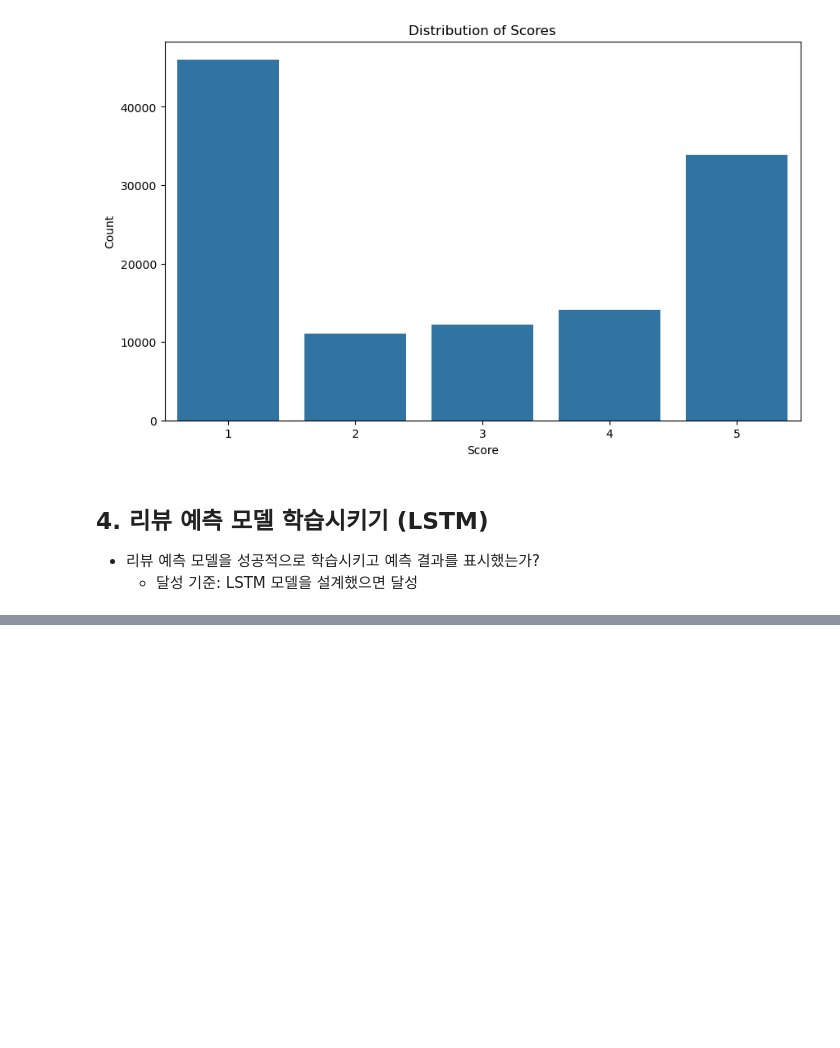
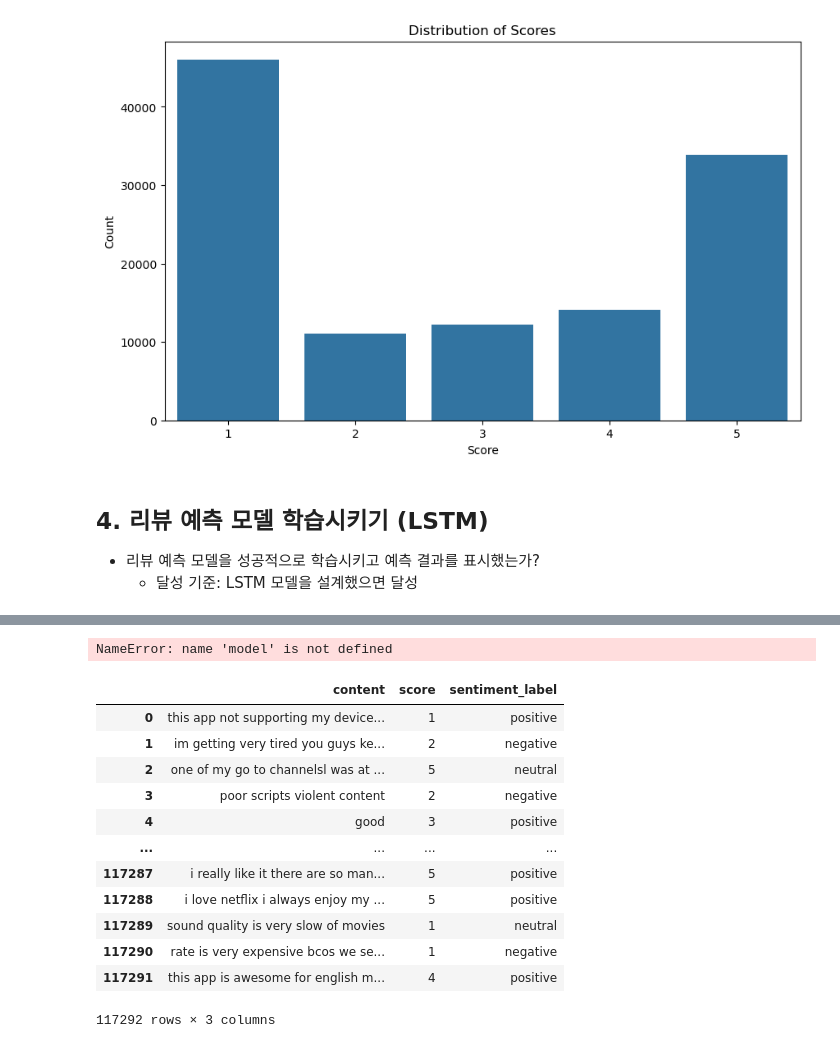
Before and after one commit to nyum76/TIL, a Jupyter notebook: assignment/movie.ipynb, the cells around one changed output, grey strips where cells are left out. Cells and saved outputs as stored; diff of their text form; code cells hidden in the pictures; blank space fills up the shorter version.

```diff
--- a/assignment/movie.ipynb
+++ b/assignment/movie.ipynb
@@ -235,0 +445,34 @@ OSError: dlopen(/opt/anaconda3/envs/welcometodl/lib/python3.10/site-packages/tor
+# %%
+# 모델 평가 함수
+def evaluate_model(model, test_dataloader):
+    model.eval()
+    correct=0
+    total=0
+
+    with torch.no_grad():
+        for reviews, ratings in test_dataloader:
+            output=model(reviews)
+            predicted=output.argmax(1)
+            total+=ratings.size(0)
+            correct+=(predicted==ratings).sum().item()
+
+    accuracy=correct/total
+    print(f'Test Accuracy: {accuracy:.4f}')
+
+# 모델 평가
+evaluate_model(model, test_dataloader)
+
+# 새로운 리뷰에 대한 예측
+def predict_review(model, review):
+    model.eval()
+    with torch.no_grad():
+        tensor_review = torch.tensor(text_pipeline(review)).unsqueeze(0)  # 배치 차원 추가
+        output = model(tensor_review)
+        prediction = output.argmax(1).item()
+        return label_encoder.inverse_transform([prediction])[0]
+
+new_review = "The features are fantastic, and the interface is very user-friendly."
+predicted_score = predict_review(model, new_review)
+print(f'Predicted Score: {predicted_score}')
+# %% [output]
+NameError: name 'model' is not defined
@@ -235,0 +491,27 @@ OSError: dlopen(/opt/anaconda3/envs/welcometodl/lib/python3.10/site-packages/tor
+# %%
+# 감성 분석을 df['content']에 적용하여 sentiment 열 생성
+df['sentiment'] = df['content'].apply(get_sentiment)
+
+# sentiment 열의 데이터 타입 확인 및 문자열 처리
+df['sentiment'] = pd.to_numeric(df['sentiment'], errors='coerce')
+
+# sentiment 값을 바탕으로 긍정, 부정, 중립 분류
+df['sentiment_label'] = df['sentiment'].apply(lambda x: 'positive' if x > 0.1 else ('negative' if x < -0.1 else 'neutral'))
+
+# 결과 출력
+result = df[['content', 'score', 'sentiment_label']]
+result
+# %% [output]
+|  | content | score | sentiment_label |
+| 0 | this app not supporting my device... | 1 | positive |
+| 1 | im getting very tired you guys ke... | 2 | negative |
+| 2 | one of my go to channelsl was at ... | 5 | neutral |
+| 3 | poor scripts violent content | 2 | negative |
+| 4 | good | 3 | positive |
+| ... | ... | ... | ... |
+| 117287 | i really like it there are so man... | 5 | positive |
+| 117288 | i love netflix i always enjoy my ... | 5 | positive |
+| 117289 | sound quality is very slow of movies | 1 | neutral |
+| 117290 | rate is very expensive bcos we se... | 1 | negative |
+| 117291 | this app is awesome for english m... | 4 | positive |
+117292 rows × 3 columns
```
Also changed, not shown: parts of 14 cells of this notebook, 7 other files.
